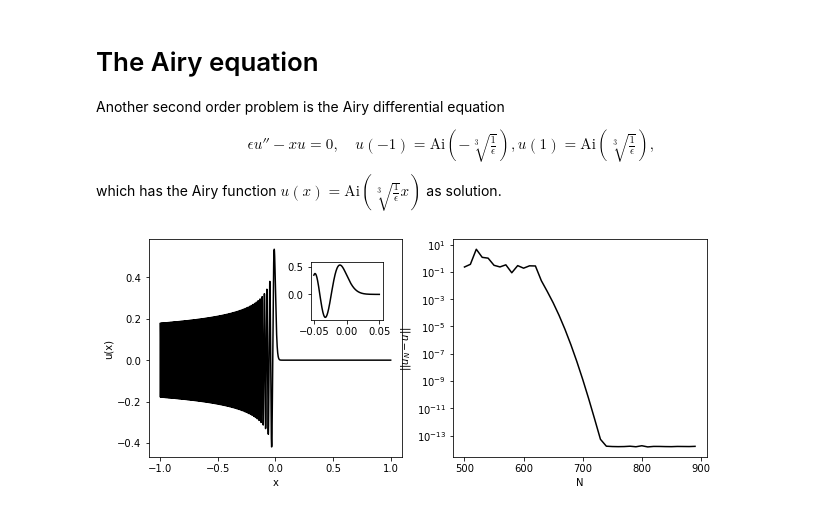
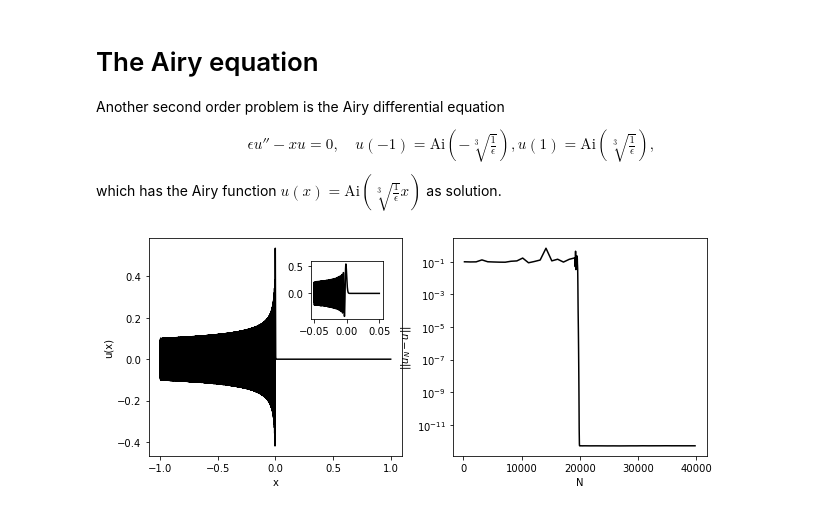
Before and after one commit to spectralDNS/PG-paper-2022, a Jupyter notebook: binder/Section-4.3.2.ipynb, the cells around one changed output. Drawn from its saved outputs; the diff is of its cells as text; code cells hidden in the pictures.

```diff
--- a/binder/Section-4.3.2.ipynb
+++ b/binder/Section-4.3.2.ipynb
@@ -181,11 +181,8 @@ which has the Airy function $u(x) = \text{Ai}\left(\sqrt[3]{\tfrac{1}{\epsilon}}
 import sympy as sp
 x = sp.Symbol('x', real=True)
 
-#e = sp.Rational(1, 1e9)
-e = sp.Rational(1, 1e6)
-ue = sp.airyai((1/e)**(sp.Rational(1, 3))*x)
-
-def main(N, family, alpha=0, returnmat=False):
+def main(N, family, alpha=0, returnmat=False, e=sp.Rational(1, 1e9)):
+    ue = sp.airyai((1/e)**(sp.Rational(1, 3))*x)
     SN = FunctionSpace(N, family, bc=(ue.subs(x, -1), ue.subs(x, 1)))
     VN = FunctionSpace(N+2, family, basis='Phi2')
     u = TrialFunction(SN)
@@ -201,21 +198,22 @@ def main(N, family, alpha=0, returnmat=False):
     return np.sqrt(inner(1, (u_hat.backward()-ua)**2))
 # %%
 error = []
-M = np.arange(500, 900, 10)
-#M = np.hstack([np.arange(200, 19201, 1000), np.arange(19220, 20781, 20), np.arange(20800, 40000, 1000)])
+#e, M = sp.Rational(1, 1e6), np.arange(500, 900, 10)
+e, M = sp.Rational(1, 1e9), np.hstack([np.arange(200, 19201, 1000), np.arange(19220, 20781, 20), np.arange(20800, 40000, 1000)])
 for N in M:
-    error.append(main(N, 'C'))
+    error.append(main(N, 'C', e=e))
 # %%
+ue = sp.airyai((1/e)**(sp.Rational(1, 3))*x)
 fig, ax = plt.subplots(1, 2, figsize=(10, 4))
 ax[1].semilogy(M, error, 'k')
 ax[1].set(xlabel='N', ylabel='$||u_N-u||$')
 M = np.linspace(-1, 1, 40000)
 ax[0].plot(M, sp.lambdify(x, ue)(M), 'k')
 ax[0].set(xlabel='x', ylabel='u(x)')
 left, bottom, width, height = [0.35, 0.6, 0.1, 0.2]
 ax2 = fig.add_axes([left, bottom, width, height])
 M = np.linspace(-0.05, 0.05, 1000)
 ax2.plot(M, sp.lambdify(x, ue)(M), 'k')
 plt.show()
 # %% [output]
-[figure, old version]
+[figure, new version]
```
Also changed, not shown: parts of 2 cells of this notebook, 3 other files.
